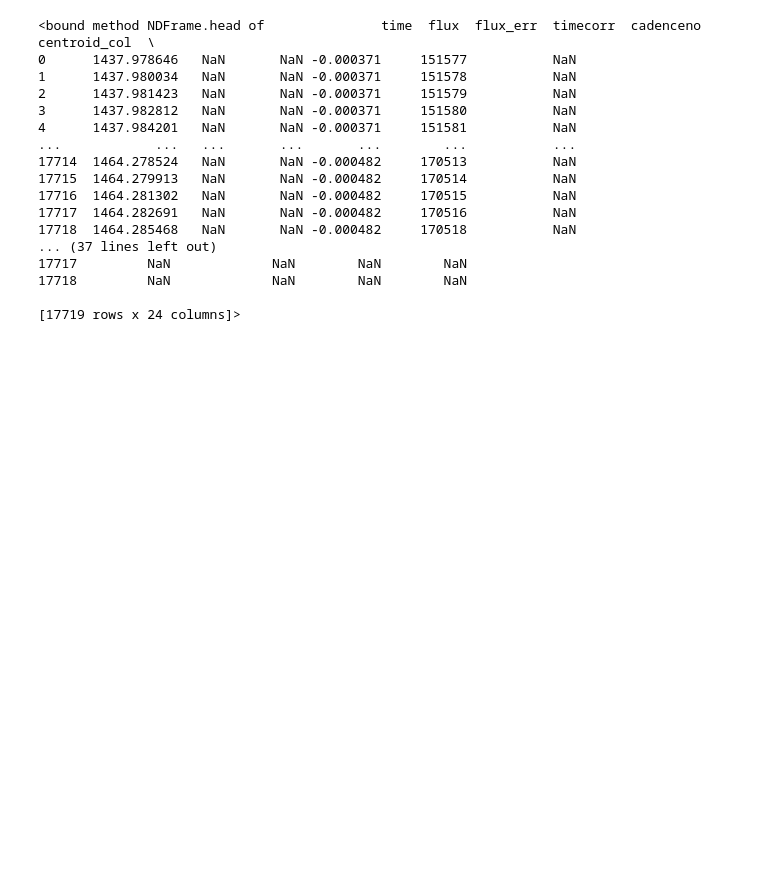
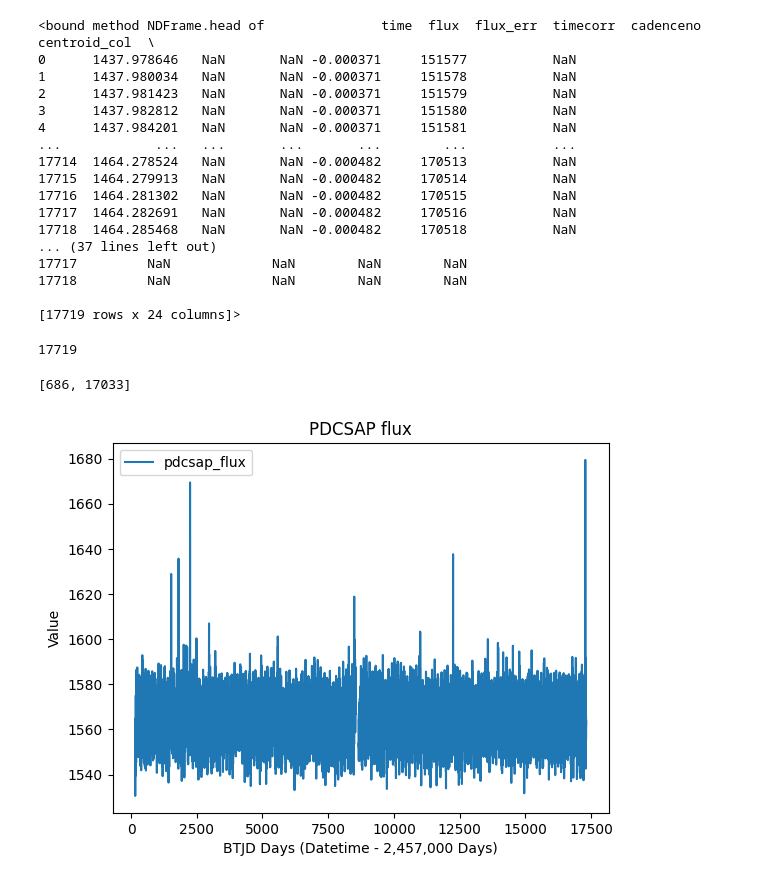
Before and after one commit to alexfaassen/STA2453, a Jupyter notebook: ExploratoryDataAnalysis.ipynb, the cells around one changed output. Drawn from its saved outputs; the diff is of its cells as text; code cells hidden in the pictures; blank space fills up the shorter version.

```diff
--- a/ExploratoryDataAnalysis.ipynb
+++ b/ExploratoryDataAnalysis.ipynb
@@ -28,3 +31,24 @@ df.head
 17718         NaN             NaN        NaN        NaN
 
 [17719 rows x 24 columns]>
+# %%
+# Basic cleanup
+pdcsap = df[["time", "pdcsap_flux"]]
+pdcsap.shape[0]#; pdcsap.head
+# %% [output]
+17719
+# %%
+nans = pdcsap["pdcsap_flux"].isna().sum()
+print([nans, pdcsap.shape[0] - nans])
+# %% [output]
+[686, 17033]
+# %%
+## Plot
+pdcsap.set_index("time")
+
+pdcsap.plot(y = "pdcsap_flux", title = "PDCSAP flux")
+plt.xlabel("BTJD Days (Datetime - 2,457,000 Days)")
+plt.ylabel("PDCSAP flux (e-/s)")
+plt.show()
+# %% [output]
+[figure, added]
```
Also changed, not shown: parts of 1 cell of this notebook, 1 other file.
